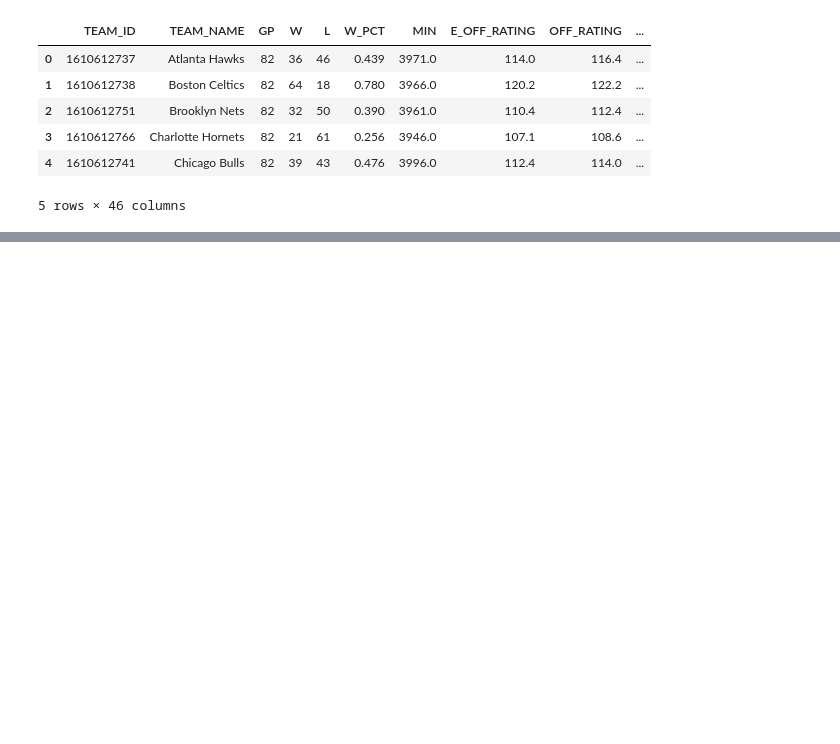
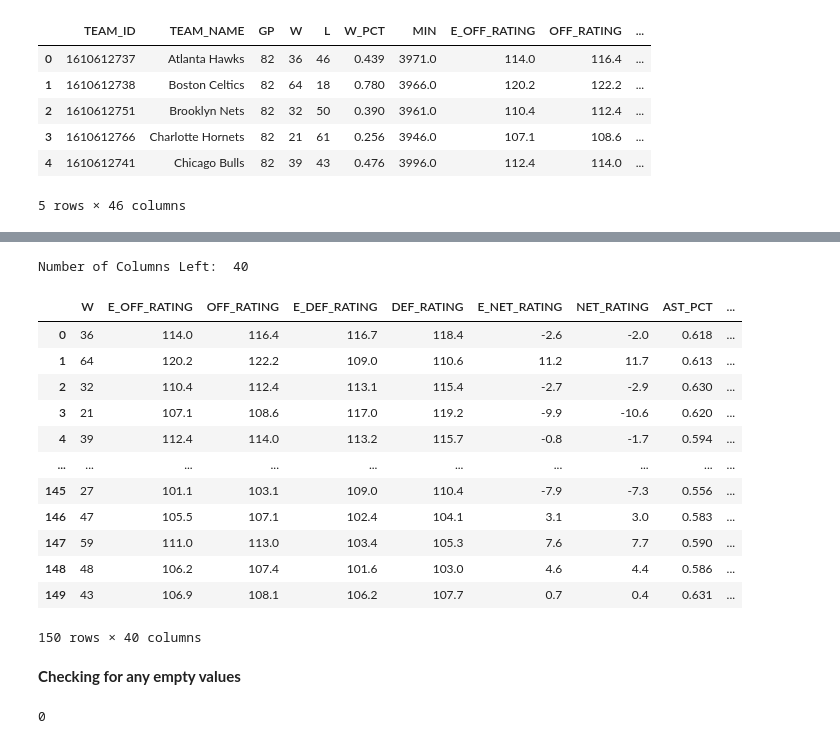
Before and after one commit to JLawrence04/Projects, a Jupyter notebook: NBA Season Wins Predictor/NBASeasonWinsPredictor.ipynb, the cells around one changed output, grey strips where cells are left out. Cells and saved outputs as stored; diff of their text form; code cells hidden in the pictures; blank space fills up the shorter version.

```diff
--- a/NBA Season Wins Predictor/NBASeasonWinsPredictor.ipynb
+++ b/NBA Season Wins Predictor/NBASeasonWinsPredictor.ipynb
@@ -49,0 +67,27 @@ NBA_df
+# %%
+NBA_df = NBA_df.drop(['SEASON','TEAM_ID','TEAM_NAME','GP','L','W_PCT','MIN'], axis = 1) #Getting rid of columns not needed or interfere with wins predictions
+
+print("Number of Columns Left: ",len(NBA_df.columns)) #Amount of metrics left
+
+NBA_df
+# %% [output]
+Number of Columns Left:  40
+|  | W | E_OFF_RATING | OFF_RATING | E_DEF_RATING | DEF_RATING | E_NET_RATING | NET_RATING | AST_PCT | ... |
+| 0 | 36 | 114.0 | 116.4 | 116.7 | 118.4 | -2.6 | -2.0 | 0.618 | ... |
+| 1 | 64 | 120.2 | 122.2 | 109.0 | 110.6 | 11.2 | 11.7 | 0.613 | ... |
+| 2 | 32 | 110.4 | 112.4 | 113.1 | 115.4 | -2.7 | -2.9 | 0.630 | ... |
+| 3 | 21 | 107.1 | 108.6 | 117.0 | 119.2 | -9.9 | -10.6 | 0.620 | ... |
+| 4 | 39 | 112.4 | 114.0 | 113.2 | 115.7 | -0.8 | -1.7 | 0.594 | ... |
+| ... | ... | ... | ... | ... | ... | ... | ... | ... | ... |
+| 145 | 27 | 101.1 | 103.1 | 109.0 | 110.4 | -7.9 | -7.3 | 0.556 | ... |
+| 146 | 47 | 105.5 | 107.1 | 102.4 | 104.1 | 3.1 | 3.0 | 0.583 | ... |
+| 147 | 59 | 111.0 | 113.0 | 103.4 | 105.3 | 7.6 | 7.7 | 0.590 | ... |
+| 148 | 48 | 106.2 | 107.4 | 101.6 | 103.0 | 4.6 | 4.4 | 0.586 | ... |
+| 149 | 43 | 106.9 | 108.1 | 106.2 | 107.7 | 0.7 | 0.4 | 0.631 | ... |
+150 rows × 40 columns
+# %% [markdown]
+**Checking for any empty values**
+# %%
+sum(NBA_df.isnull().sum()) #Finds and counts up anywhere there is an empty value, it appears there are no empty values
+# %% [output]
+0
```
Also changed, not shown: parts of 14 cells of this notebook.
